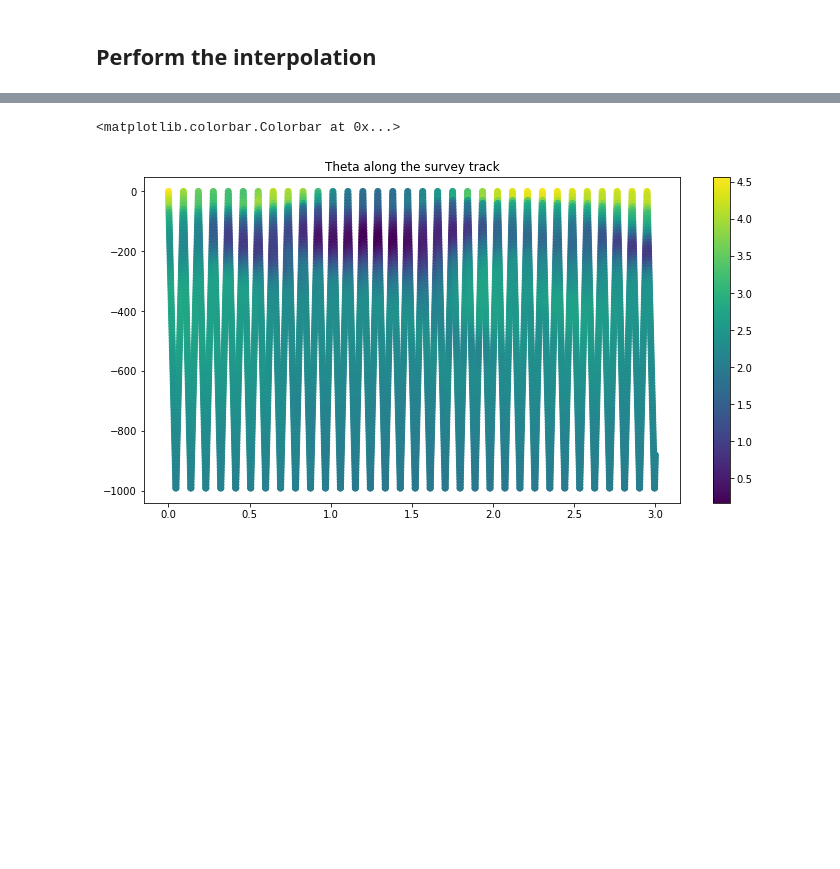
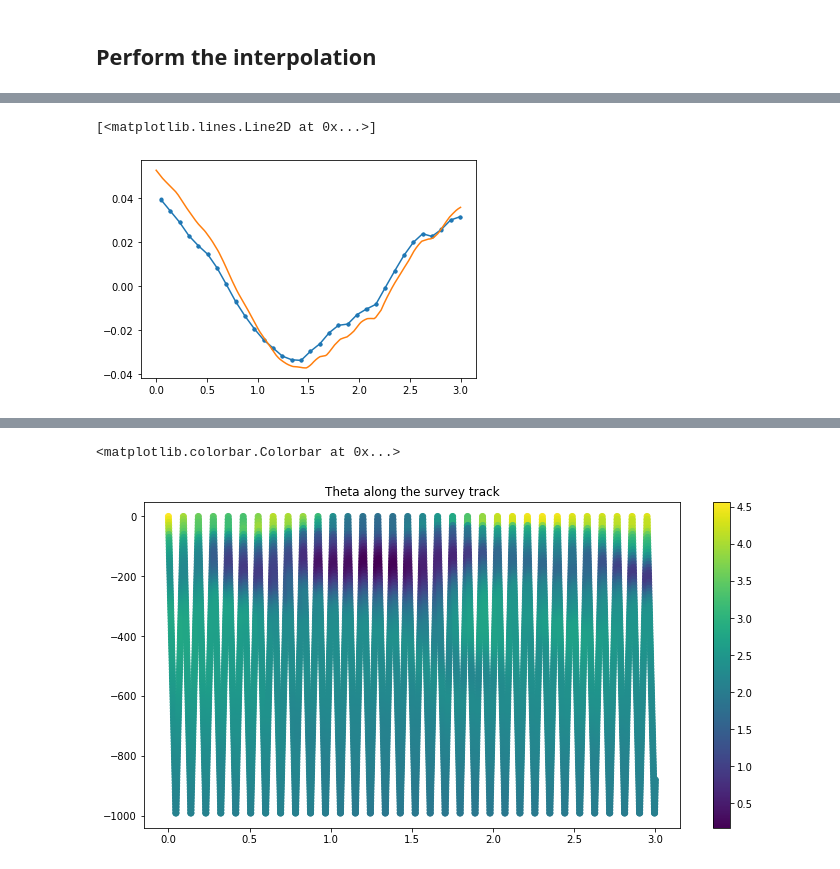
Before and after one commit to kdrushka/model-subsampling, a Jupyter notebook: final_project_updated.ipynb, the cells around one changed output, grey strips where cells are left out. Cells and saved outputs as stored; diff of their text form; code cells hidden in the pictures; blank space fills up the shorter version.

```diff
--- a/final_project_updated.ipynb
+++ b/final_project_updated.ipynb
@@ -308,2 +323,18 @@ plt.show()
 # %% [markdown]
 ## Perform the interpolation
+# %%
+## Create a new dataset to contain the interpolated data and interpolate
+
+%matplotlib inline
+
+subsampled_data = xr.Dataset() # NOTE: add more metadata to this dataset?
+subsampled_data['Theta']=ds.Theta.interp(survey_indices) # NOTE: is there a smarter way to do this using variable names and a loop?
+subsampled_data['Salt']=ds.Salt.interp(survey_indices)
+# # /// for steric height we actually just want to interpolate to the 2-d track location, not the exact glider locations!!
+subsampled_data['steric_height']=ds.steric_height.interp(survey_indices)
+subsampled_data['vorticity']=ds.vorticity.interp(survey_indices)
+
+subsampled_data['lon']=survey_track.lon
+subsampled_data['lat']=survey_track.lat
+subsampled_data['dep']=survey_track.dep
+subsampled_data['time']=survey_track.time
@@ -310,3 +349,19 @@ plt.show()
+# %%
+# this compares the TRUE steric height (sh_true) and some weird subsampled steric height
+# that is basically SH integrated from the deepest sampling depth
+# ... which is effectively what you'd get from intergrating over the observations, but not
+# a realistc way to calculate that
+# - instead, it would make more sense to compute steric from the subsampled T/S profiles...
+# though that may be complicated as it will require separating those into profiles first
+# - so maybe this is the best?
+i = ( subsampled_data.dep.values == subsampled_data.dep.values.min() )
+# could instead use where, e.g.
+# subsampled_data.steric_height.where(subsampled_data.dep == subsampled_data.dep.min()).plot()
+plt.plot(subsampled_data.time.values[i], subsampled_data.steric_height.values[i] - subsampled_data.steric_height.values[i].mean(),'.-')
+plt.plot(sh_true.time, sh_true.values - sh_true.values.mean())
+# %% [output]
+[<matplotlib.lines.Line2D at 0x...>]
+[figure, added]
 # %%
 ## Create a new dataset to contain the interpolated data and interpolate
 
```
Also changed, not shown: parts of 13 cells of this notebook.
